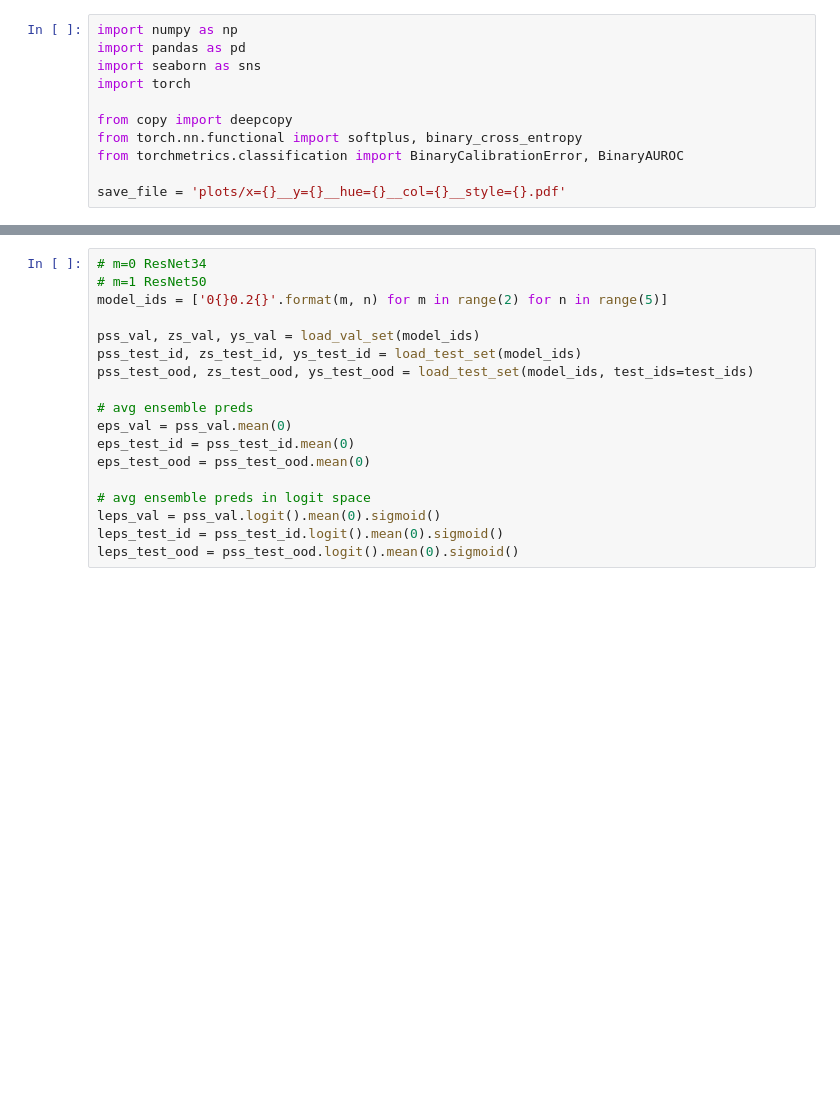
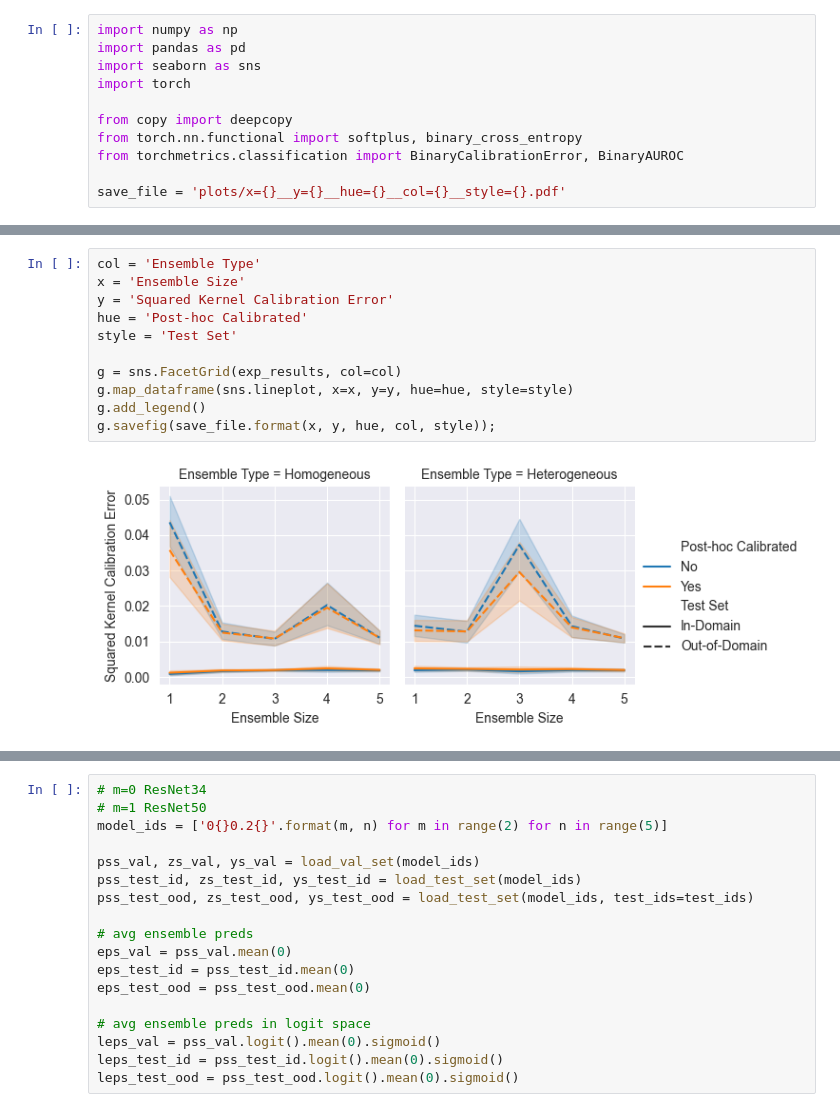
Before and after one commit to MLO-lab/Py_KCE, a Jupyter notebook: Ens_Skin.ipynb, the cells around one changed output, grey strips where cells are left out. Saved outputs shown, nothing was run; the diff lists cells and outputs as text; blank space fills up the shorter version.

```diff
--- a/Ens_Skin.ipynb
+++ b/Ens_Skin.ipynb
@@ -313,0 +444,13 @@ g.savefig(save_file.format(x, y, hue, col, style));
+# %%
+col = 'Ensemble Type'
+x = 'Ensemble Size'
+y = 'Squared Kernel Calibration Error'
+hue = 'Post-hoc Calibrated'
+style = 'Test Set'
+
+g = sns.FacetGrid(exp_results, col=col)
+g.map_dataframe(sns.lineplot, x=x, y=y, hue=hue, style=style)
+g.add_legend()
+g.savefig(save_file.format(x, y, hue, col, style));
+# %% [output]
+[figure, added]
```
Also changed, not shown: parts of 17 cells of this notebook.
